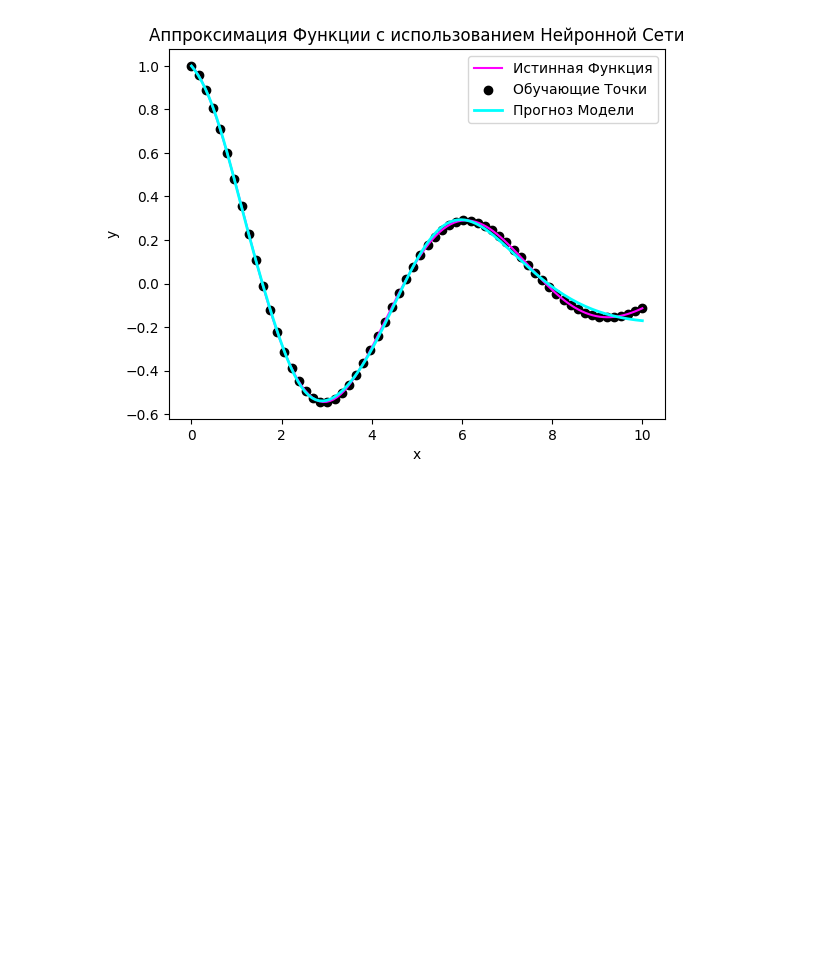
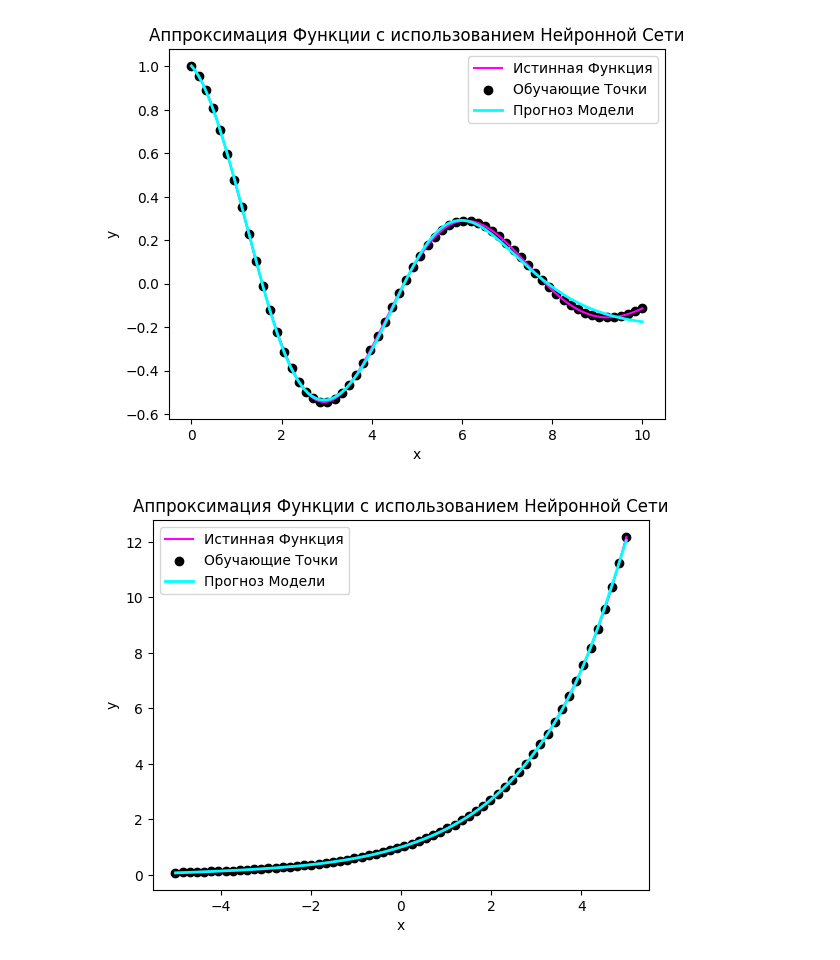
Before and after one commit to Vlada390/MOgit, a Jupyter notebook: lab3.ipynb, the cells around one changed output. Saved outputs shown, nothing was run; the diff lists cells and outputs as text; code cells hidden in the pictures; blank space fills up the shorter version.

```diff
--- a/lab3.ipynb
+++ b/lab3.ipynb
@@ -178,3 +64,73 @@ plt.legend()
 plt.show()
 # %% [output]
 [figure]
+# %%
+import numpy as np
+import torch
+import torch.nn as nn
+import torch.optim as optim
+import matplotlib.pyplot as plt
+
+# Определение устройства
+device = 'cuda' if torch.cuda.is_available() else 'cpu'
+
+# Определение функции активации
+activation_function = nn.Tanh()
+
+# Новая целевая функция
+def target_function(x):
+    return np.exp(x / 2)
+
+# Генерация обучающих данных
+batch_size_train = 64
+batch_size_eval = 128
+
+x_train = np.linspace(-5, 5, num=batch_size_train).reshape(-1, 1)
+y_train = target_function(x_train)
+
+# Генерация тестовых данных
+x_test = np.linspace(-5, 5, num=batch_size_eval).reshape(-1, 1)
+y_test = target_function(x_test)
+
+# Определение функций модели и обучения
+def train_model(x_train, y_train, x_test, units, epochs):
+    x_train_tensor = torch.from_numpy(x_train).float().to(device)
+    x_test_tensor = torch.from_numpy(x_test).float().to(device)
+    y_train_tensor = torch.from_numpy(y_train).float().to(device)
+
+    # Определение модели
+    layer1 = nn.Linear(x_train.shape[1], units).to(device)
+    layer2 = nn.Linear(units, 1).to(device)
+    parameters = list(layer1.parameters()) + list(layer2.parameters())
+    optimizer = optim.Adam(parameters)
+    loss_fn = nn.MSELoss(reduction='mean')
+
+    # Обучение модели
+    for epoch in range(epochs):
+        yhat = layer2(activation_function(layer1(x_train_tensor)))
+        loss = loss_fn(yhat, y_train_tensor)
+        loss.backward()
+        optimizer.step()
+        optimizer.zero_grad()
+
+    # Прогноз на тестовых данных
+    yhat_test = layer2(activation_function(layer1(x_test_tensor)))
+    return yhat_test.detach().cpu().numpy()
+
+# Обучение модели
+units = 10
+epochs = 10000
+predictions = train_model(x_train, y_train, x_test, units, epochs)
+
+# Визуализация результатов
+plt.plot(x_test, y_test, label='Истинная Функция', color='magenta')
+plt.scatter(x_train, y_train, label='Обучающие Точки', color='black', zorder=1)
+plt.plot(x_test, predictions, label='Прогноз Модели', color='cyan', linewidth=2.0, zorder=2)
+
+plt.xlabel('x')
+plt.ylabel('y')
+plt.title('Аппроксимация Функции с использованием Нейронной Сети')
+plt.legend()
+plt.show()
+# %% [output]
+[figure, added]
```
Also changed, not shown: parts of 1 cell of this notebook.
